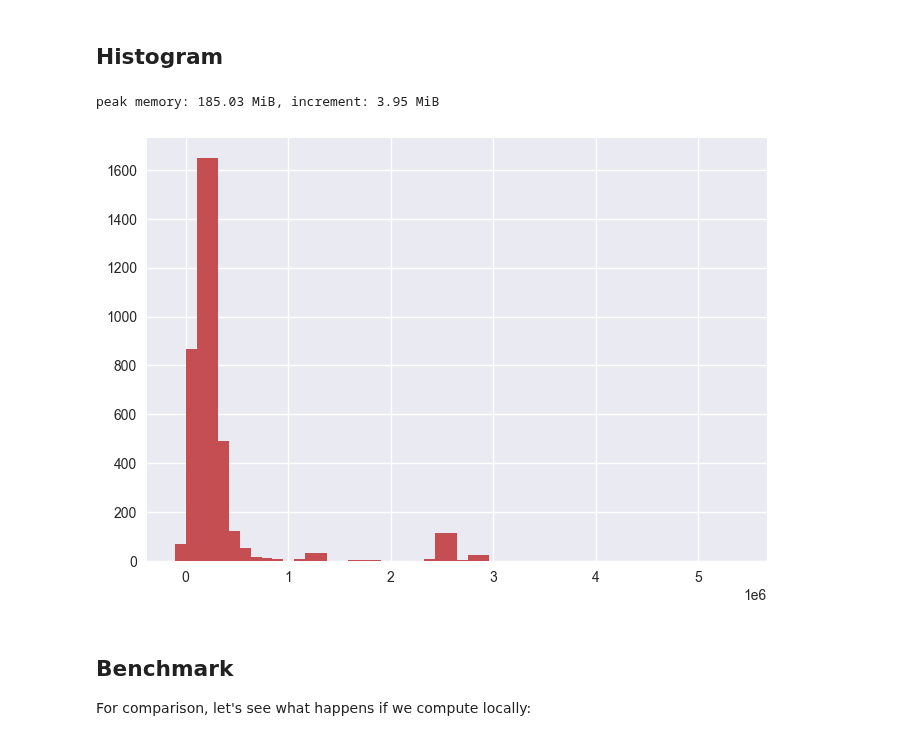
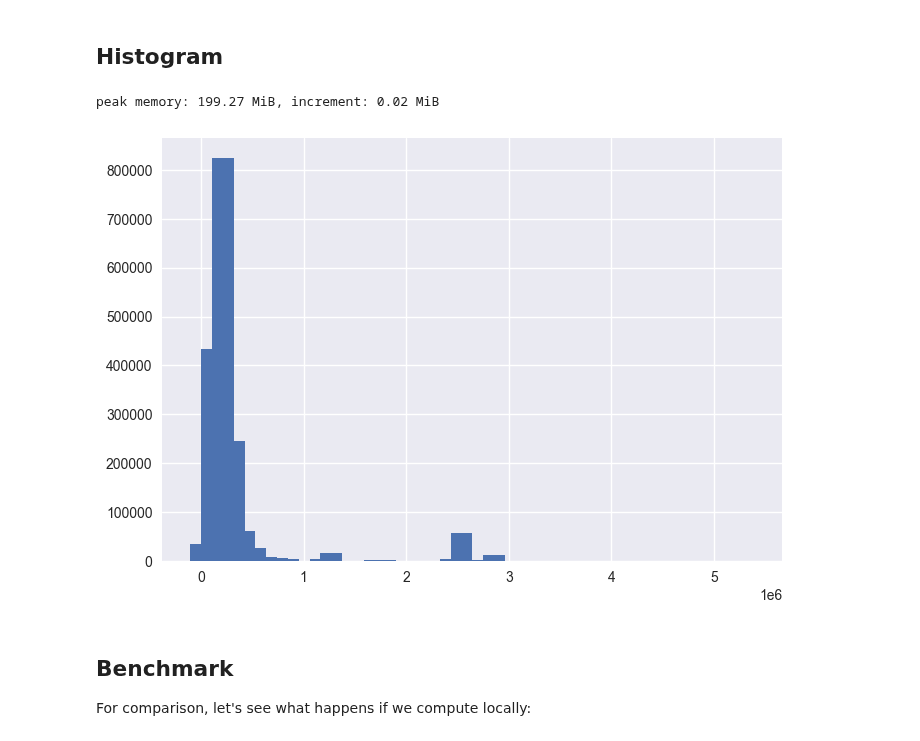
Before and after one commit to catherinedevlin/ipython-sql, a Jupyter notebook: examples/plot.ipynb, the cells around one changed output. Saved outputs shown, nothing was run; the diff lists cells and outputs as text; code cells hidden in the pictures.

Commit message:
Updates plot example with large table

```diff
--- a/examples/plot.ipynb
+++ b/examples/plot.ipynb
@@ -87,10 +136,10 @@ Note that the plot consumes only a few MiB of memory (increment), since most of
 ## Histogram
 # %%
 %%memit
-plot.histogram('Track', 'Milliseconds', bins=50)
+plot.histogram('TrackAll', 'Milliseconds', bins=50)
 # %% [output]
-peak memory: 185.03 MiB, increment: 3.95 MiB
+peak memory: 199.27 MiB, increment: 0.02 MiB
-[figure, old version]
+[figure, new version]
 # %% [markdown]
 ## Benchmark
 
```
Also changed, not shown: parts of 13 cells of this notebook, 2 other files.
